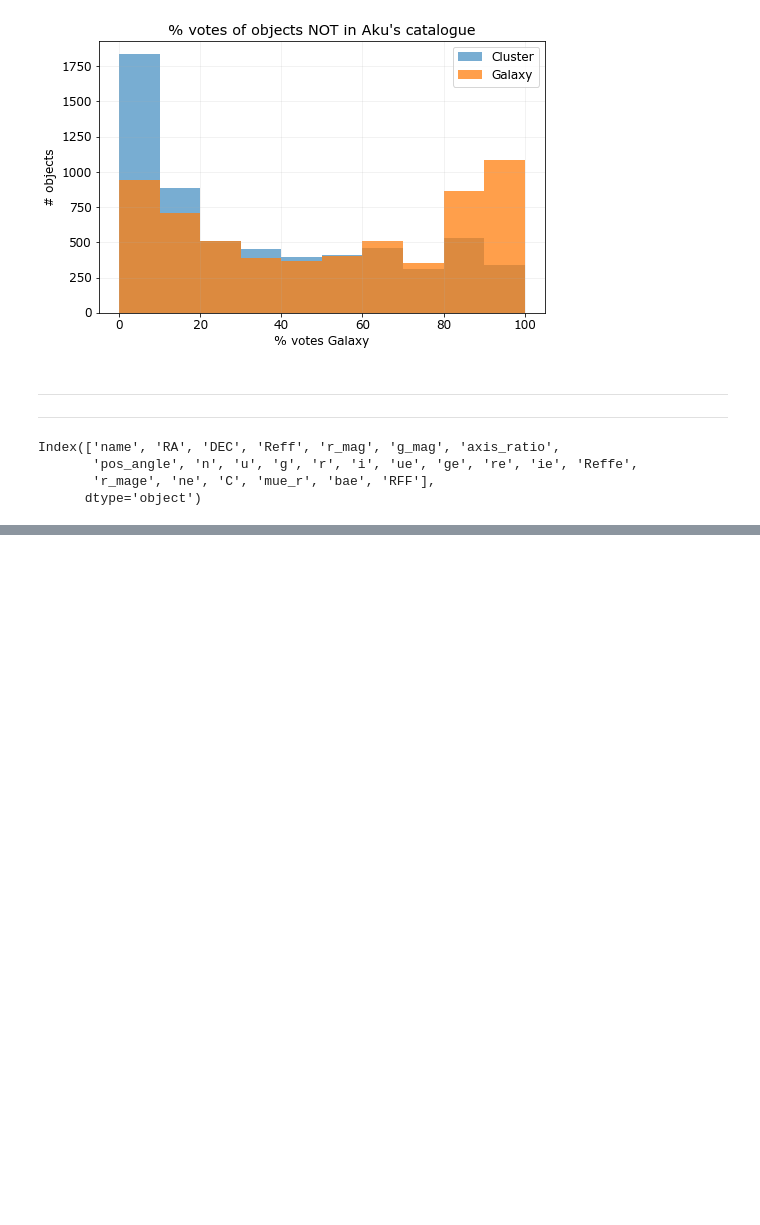
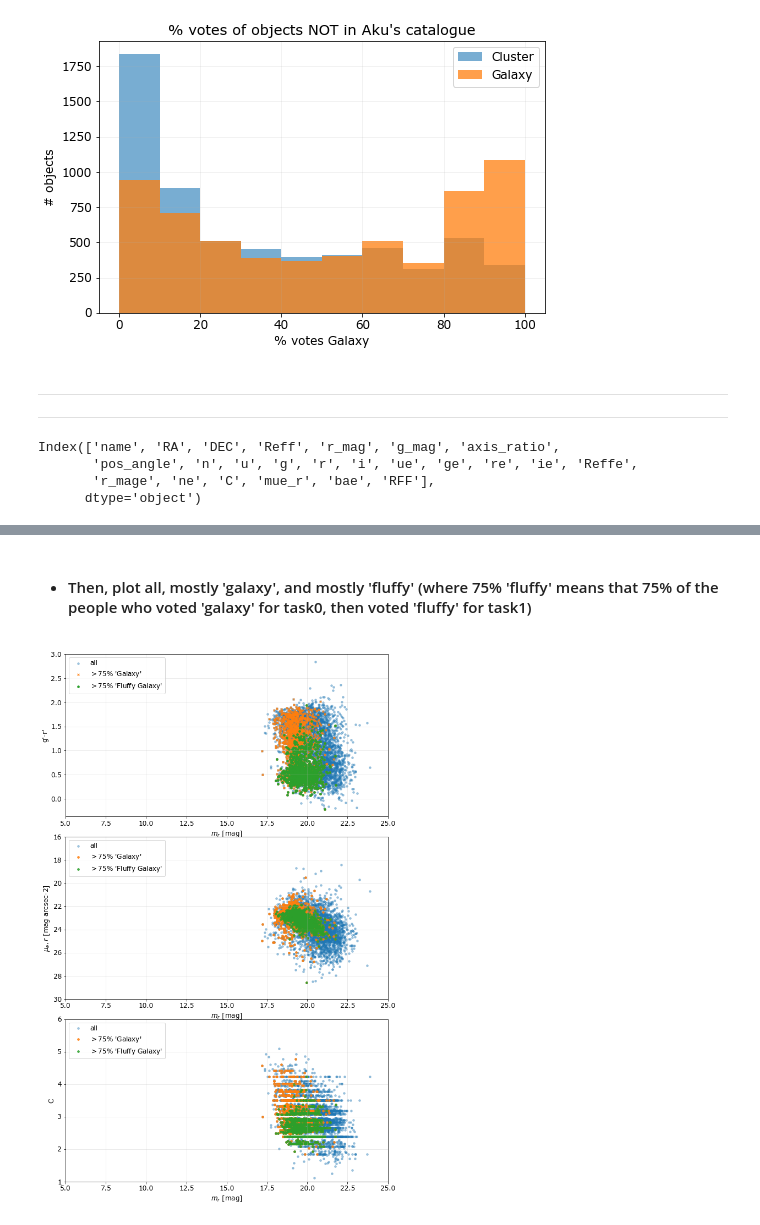
Before and after one commit to Seerden/SpaceFluff, a Jupyter notebook: analysis/sf_classify.ipynb, the cells around one changed output, grey strips where cells are left out. Drawn from its saved outputs; the diff is of its cells as text; code cells hidden in the pictures; blank space fills up the shorter version.

```diff
--- a/analysis/sf_classify.ipynb
+++ b/analysis/sf_classify.ipynb
@@ -573,0 +627,44 @@ df_tasks_with_props[df_tasks_with_props['name'].isin(in_catalogue_and_spacefluff
+# %% [markdown]
+- #### Then, plot all, mostly 'galaxy', and mostly 'fluffy' (where 75% 'fluffy' means that 75% of the people who voted 'galaxy' for task0, then voted 'fluffy' for task1)
+# %%
+fig, fr = plt.subplots(3,1, figsize=(9,14))
+fig.tight_layout()
+
+fr[0].scatter(m_r, g-r, alpha=0.4, label='all', s=12)
+fr[0].scatter(gal['r_mag'], gal.g-gal.r, alpha=0.85, label=r"$> 75\%$ 'Galaxy'", s=13, marker='x')
+fr[0].scatter(fluffy['r_mag'], fluffy.g-fluffy.r, alpha=1, label=r"$> 75\%$ 'Fluffy Galaxy'", s=13)
+fr[0].update({
+    'xlabel': r'$m_r$ [mag]',
+    'ylabel': "g'-r'"
+})
+
+fr[1].scatter(m_r, mue_r, alpha=0.4, label='all', s=12)
+fr[1].scatter(gal.r_mag, gal.mue_r, alpha=0.85, label=r"$> 75\%$ 'Galaxy'", s=13)
+fr[1].scatter(fluffy['r_mag'], fluffy['mue_r'], alpha=0.85, label=r"$> 75\%$ 'Fluffy Galaxy'", s=13)
+fr[1].update({
+    'xlabel': r'$m_r$ [mag]',
+    'ylabel': r'$\mu_e,r$ [mag arcsec-2]',
+    'ylim': [16,30]
+})
+
+
+fr[2].scatter(m_r, C, alpha=0.4, label='all', s=12)
+fr[2].scatter(gal.r_mag, gal.C, alpha=0.85, label=r"$> 75\%$ 'Galaxy'", s=13)
+fr[2].scatter(fluffy['r_mag'], fluffy['C'], alpha=0.85, label=r"$> 75\%$ 'Fluffy Galaxy'", s=13)
+fr[2].update({
+    'xlabel': r'$m_r$ [mag]',
+    'ylabel': 'C',
+    'ylim': [1,6]
+})
+
+for i in range(len(fr)):
+    fr[i].set_xlim([5,25]),
+
+fr[1].set_ylim(fr[1].get_ylim()[::-1])
+
+for i in range(len(fr)):
+    fr[i].grid(alpha=0.3, which='both')
+    fr[i].legend(loc='upper left')
+    fr[i].set_xlabel(r'$m_r$ [mag]'),
+# %% [output]
+[figure, added]
```
Also changed, not shown: parts of 12 cells of this notebook, 2 other files.
